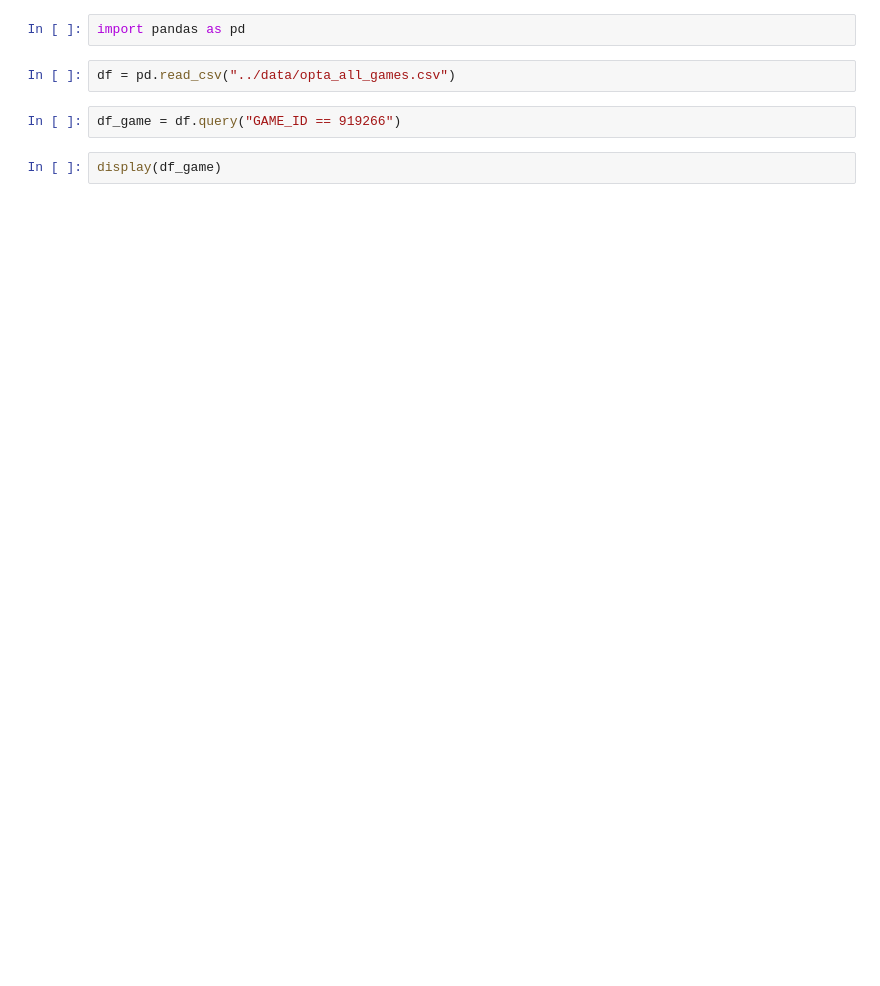
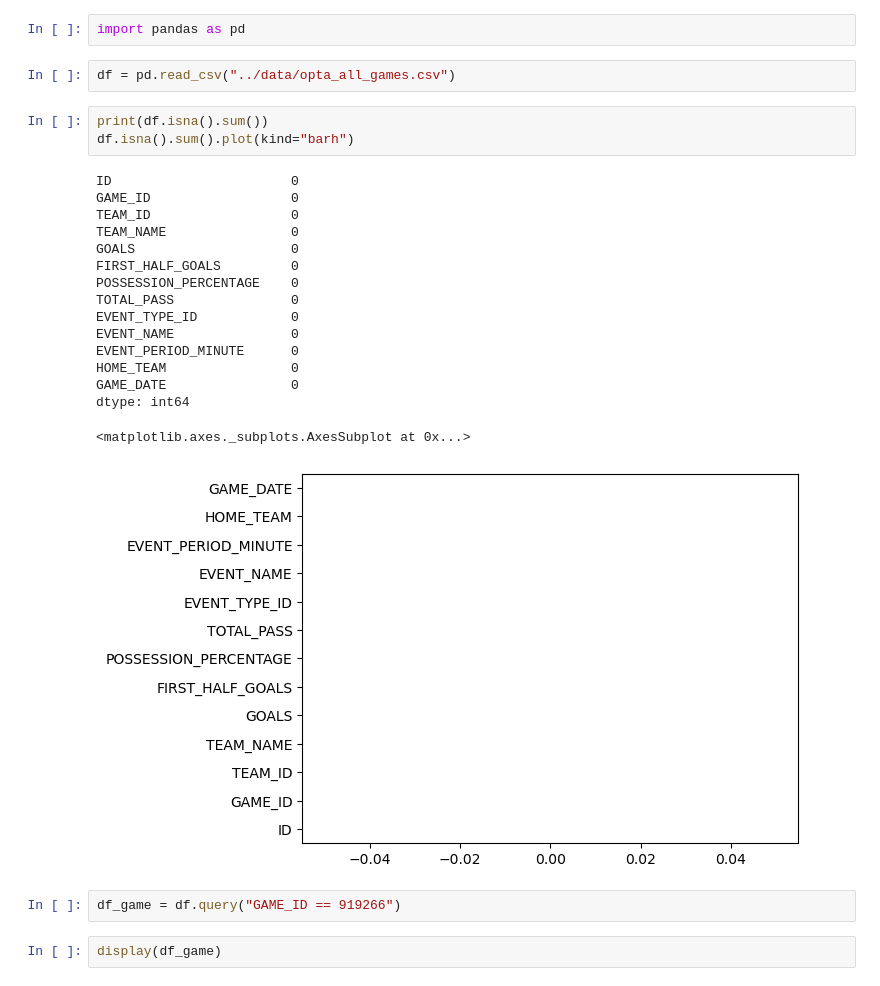
Before and after one commit to MarcB77/multipage_streamlit, a Jupyter notebook: prompt_engineering/EDA/explore_all_games.ipynb, the cells around one changed output. Drawn from its saved outputs; the diff is of its cells as text; blank space fills up the shorter version.

Commit message:
change page name + nan value exploratie

```diff
--- a/prompt_engineering/EDA/explore_all_games.ipynb
+++ b/prompt_engineering/EDA/explore_all_games.ipynb
@@ -2,6 +2,26 @@
 import pandas as pd
 # %%
 df = pd.read_csv("../data/opta_all_games.csv")
+# %%
+print(df.isna().sum())
+df.isna().sum().plot(kind="barh")
+# %% [output]
+ID                       0
+GAME_ID                  0
+TEAM_ID                  0
+TEAM_NAME                0
+GOALS                    0
+FIRST_HALF_GOALS         0
+POSSESSION_PERCENTAGE    0
+TOTAL_PASS               0
+EVENT_TYPE_ID            0
+EVENT_NAME               0
+EVENT_PERIOD_MINUTE      0
+HOME_TEAM                0
+GAME_DATE                0
+dtype: int64
+<matplotlib.axes._subplots.AxesSubplot at 0x...>
+[figure, added]
 # %%
 df_game = df.query("GAME_ID == 919266")
 # %%
```
Also changed, not shown: 2 other files.
